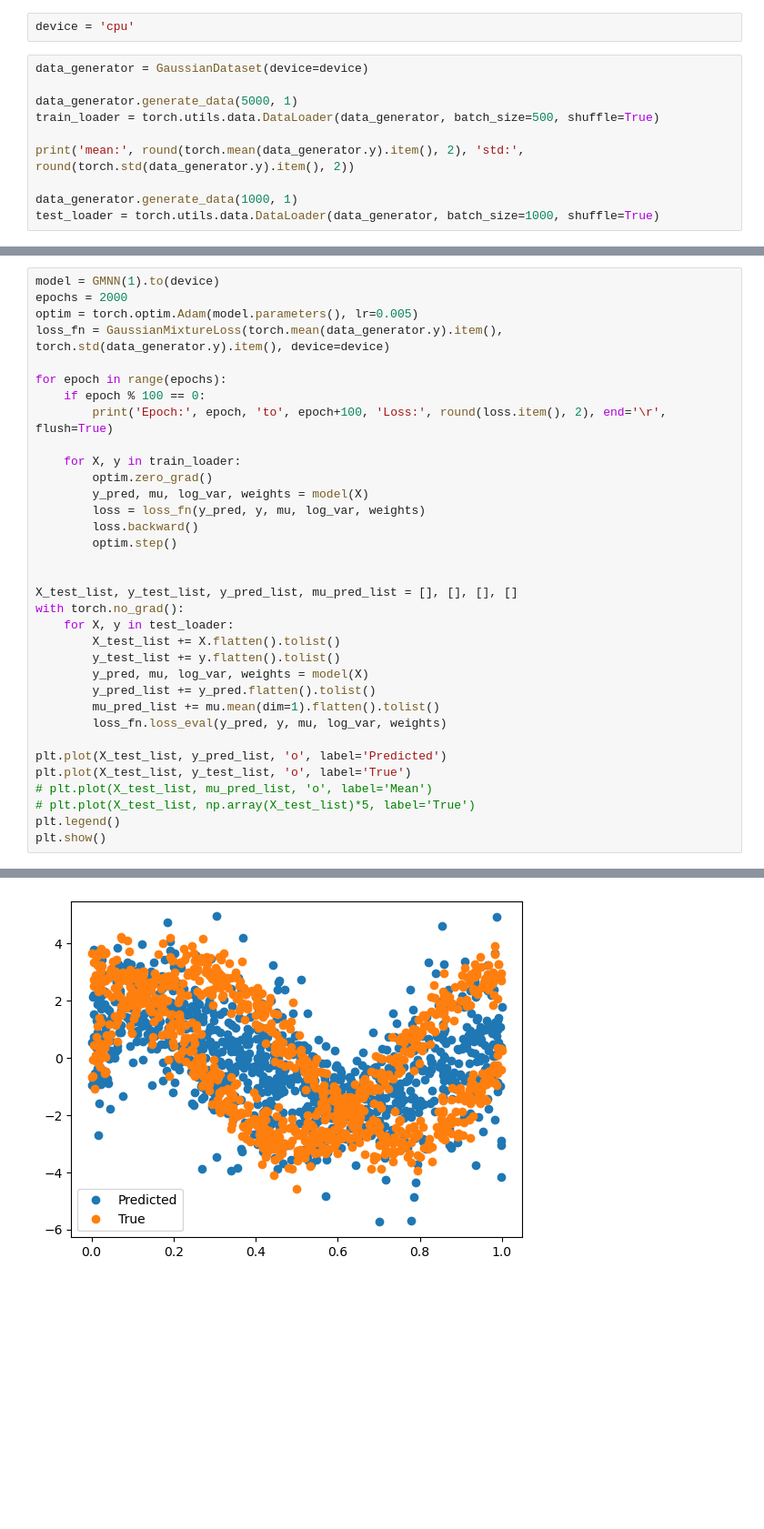
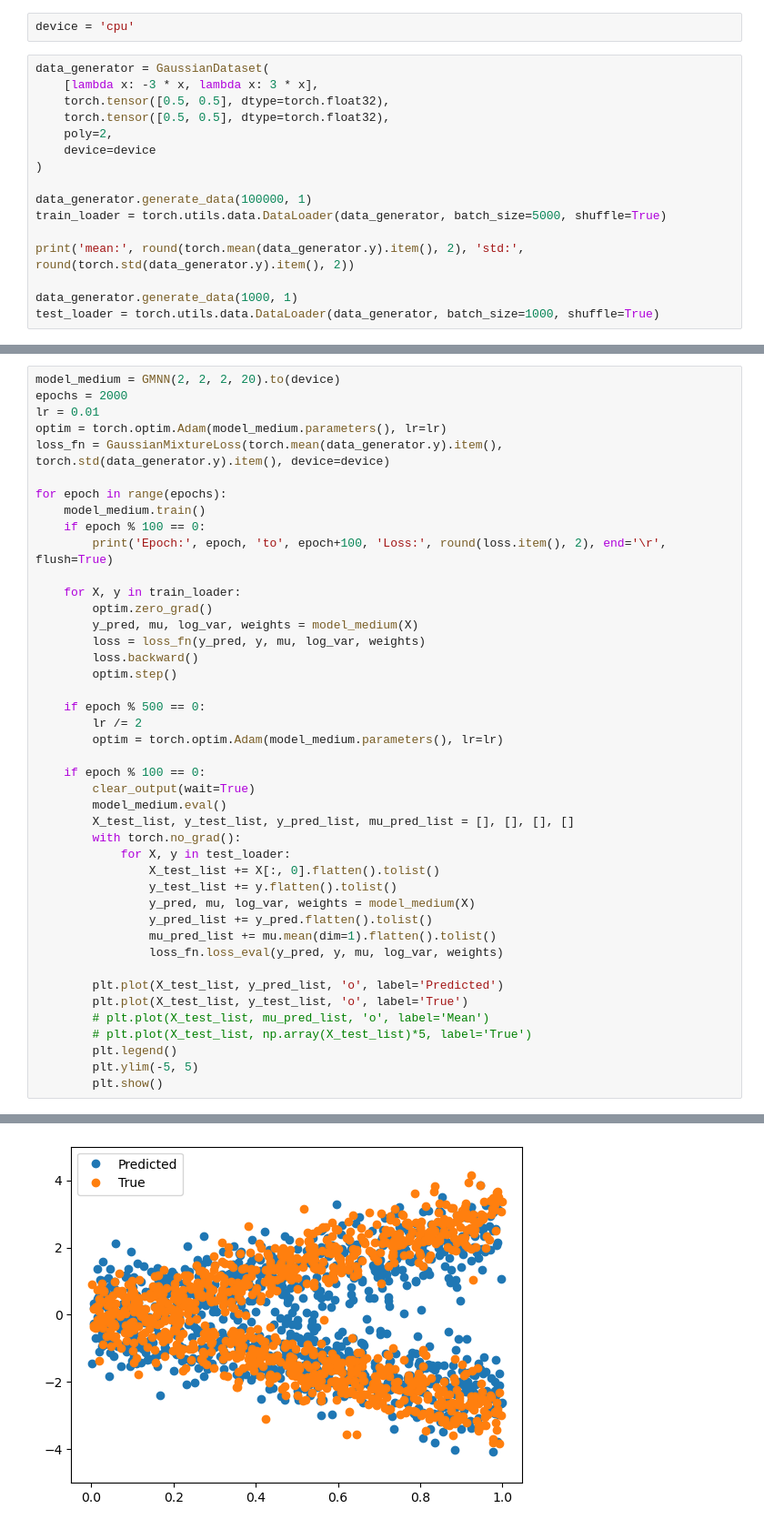
Before and after one commit to Bloomistell/DistributionFitting, a Jupyter notebook: train.ipynb, the cells around one changed output, grey strips where cells are left out. Shown at 91% size. Cells and saved outputs as stored; diff of their text form; blank space fills up the shorter version.

```diff
--- a/train.ipynb
+++ b/train.ipynb
@@ -13,10 +15,16 @@ from losses import *
 # %%
 device = 'cpu'
 # %%
-data_generator = GaussianDataset(device=device)
+data_generator = GaussianDataset(
+    [lambda x: -3 * x, lambda x: 3 * x],
+    torch.tensor([0.5, 0.5], dtype=torch.float32),
+    torch.tensor([0.5, 0.5], dtype=torch.float32),
+    poly=2,
+    device=device
+)
 
-data_generator.generate_data(5000, 1)
-train_loader = torch.utils.data.DataLoader(data_generator, batch_size=500, shuffle=True)
+data_generator.generate_data(100000, 1)
+train_loader = torch.utils.data.DataLoader(data_generator, batch_size=5000, shuffle=True)
 
 print('mean:', round(torch.mean(data_generator.y).item(), 2), 'std:', round(torch.std(data_generator.y).item(), 2))
 
@@ -27,35 +35,44 @@ mean: 0.02 std: 2.19
 # %%
-model = GMNN(1).to(device)
+model_medium = GMNN(2, 2, 2, 20).to(device)
 epochs = 2000
-optim = torch.optim.Adam(model.parameters(), lr=0.005)
+lr = 0.01
+optim = torch.optim.Adam(model_medium.parameters(), lr=lr)
 loss_fn = GaussianMixtureLoss(torch.mean(data_generator.y).item(), torch.std(data_generator.y).item(), device=device)
 
 for epoch in range(epochs):
+    model_medium.train()
     if epoch % 100 == 0:
         print('Epoch:', epoch, 'to', epoch+100, 'Loss:', round(loss.item(), 2), end='\r', flush=True)
 
     for X, y in train_loader:
         optim.zero_grad()
-        y_pred, mu, log_var, weights = model(X)
+        y_pred, mu, log_var, weights = model_medium(X)
         loss = loss_fn(y_pred, y, mu, log_var, weights)
         loss.backward()
         optim.step()
 
+    if epoch % 500 == 0:
+        lr /= 2
+        optim = torch.optim.Adam(model_medium.parameters(), lr=lr)
 
-X_test_list, y_test_list, y_pred_list, mu_pred_list = [], [], [], []
-with torch.no_grad():
-    for X, y in test_loader:
-        X_test_list += X.flatten().tolist()
-        y_test_list += y.flatten().tolist()
-        y_pred, mu, log_var, weights = model(X)
-        y_pred_list += y_pred.flatten().tolist()
-        mu_pred_list += mu.mean(dim=1).flatten().tolist()
-        loss_fn.loss_eval(y_pred, y, mu, log_var, weights)
+    if epoch % 100 == 0:
+        clear_output(wait=True)
+        model_medium.eval()
+        X_test_list, y_test_list, y_pred_list, mu_pred_list = [], [], [], []
+        with torch.no_grad():
+            for X, y in test_loader:
+                X_test_list += X[:, 0].flatten().tolist()
+                y_test_list += y.flatten().tolist()
+                y_pred, mu, log_var, weights = model_medium(X)
+                y_pred_list += y_pred.flatten().tolist()
+                mu_pred_list += mu.mean(dim=1).flatten().tolist()
+                loss_fn.loss_eval(y_pred, y, mu, log_var, weights)
 
-plt.plot(X_test_list, y_pred_list, 'o', label='Predicted')
-plt.plot(X_test_list, y_test_list, 'o', label='True')
-# plt.plot(X_test_list, mu_pred_list, 'o', label='Mean')
-# plt.plot(X_test_list, np.array(X_test_list)*5, label='True')
-plt.legend()
-plt.show()
+        plt.plot(X_test_list, y_pred_list, 'o', label='Predicted')
+        plt.plot(X_test_list, y_test_list, 'o', label='True')
+        # plt.plot(X_test_list, mu_pred_list, 'o', label='Mean')
+        # plt.plot(X_test_list, np.array(X_test_list)*5, label='True')
+        plt.legend()
+        plt.ylim(-5, 5)
+        plt.show()
 # %% [output]
@@ -66 +83 @@ elbo: tensor(2.6928)
-[figure, old version]
+[figure, new version]
```
Also changed, not shown: parts of 8 cells of this notebook, 3 other files.
